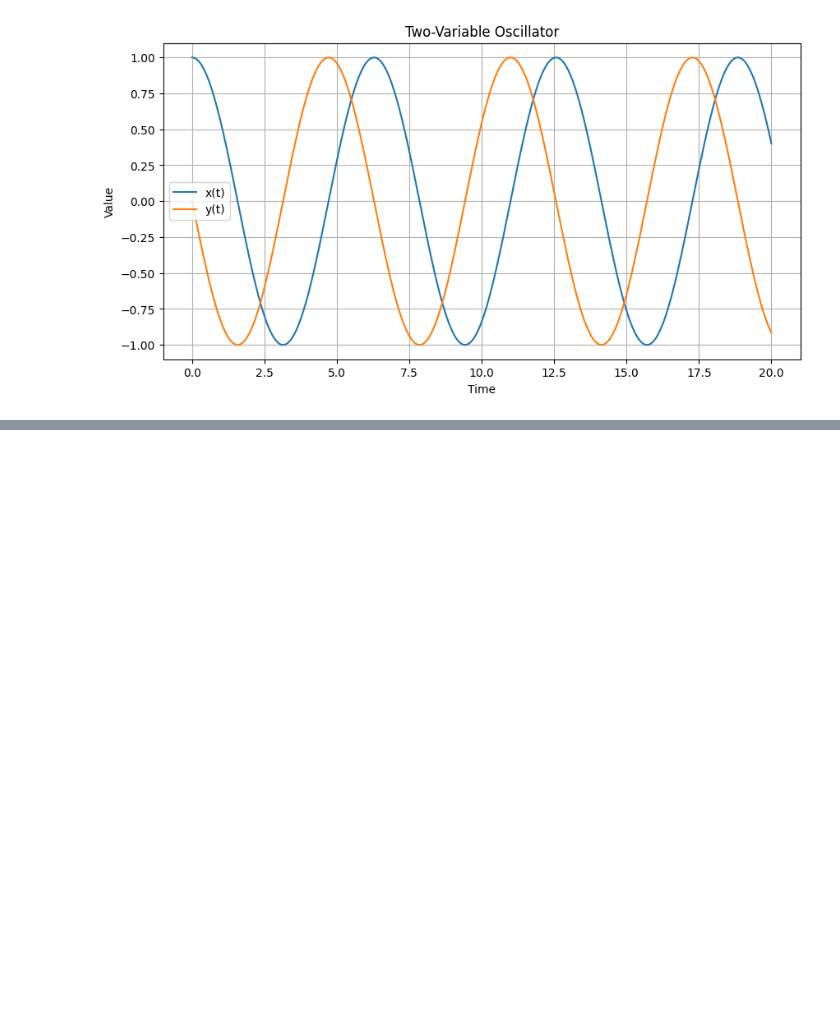
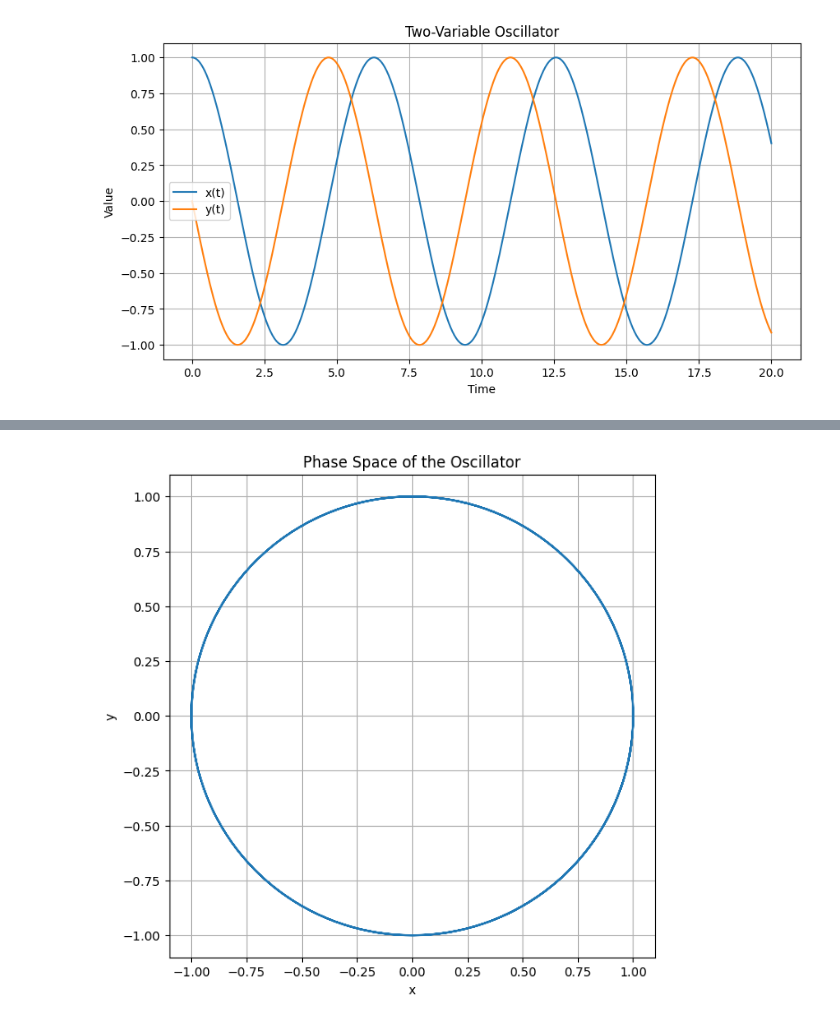
Before and after one commit to AnirbansarkarS/PINN-Research-notebooks, a Jupyter notebook: Systems of ODEs, Numerical Simulation & the Lorenz System.ipynb, the cells around one changed output, grey strips where cells are left out. Saved outputs shown, nothing was run; the diff lists cells and outputs as text; code cells hidden in the pictures; blank space fills up the shorter version.

```diff
--- a/Systems of ODEs, Numerical Simulation & the Lorenz System.ipynb
+++ b/Systems of ODEs, Numerical Simulation & the Lorenz System.ipynb
@@ -204,0 +227,13 @@ plt.show()
+# %%
+plt.figure(figsize=(7, 7))
+
+plt.plot(x, y)
+
+plt.xlabel("x")
+plt.ylabel("y")
+plt.title("Phase Space of the Oscillator")
+plt.grid(True)
+
+plt.show()
+# %% [output]
+[figure, added]
```
Also changed, not shown: parts of 1 cell of this notebook.
